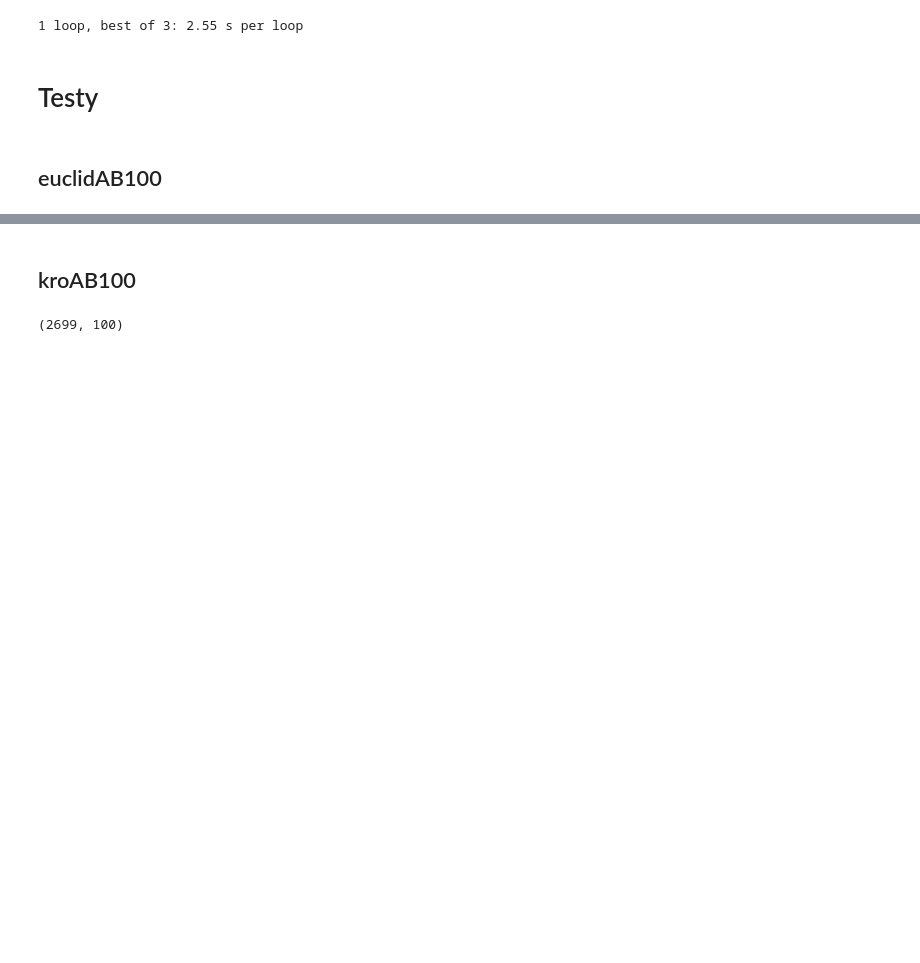
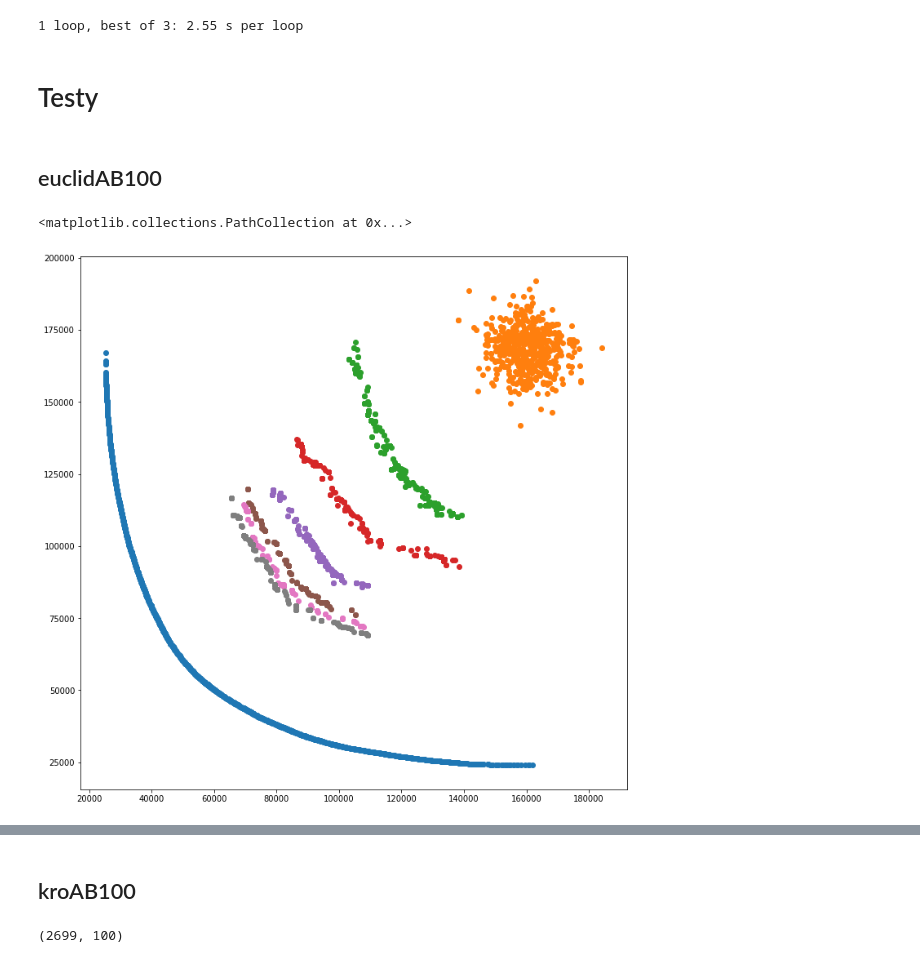
Before and after one commit to AdrianUrbanski/MOTSP, a Jupyter notebook: MOTSP.ipynb, the cells around one changed output, grey strips where cells are left out. Saved outputs shown, nothing was run; the diff lists cells and outputs as text; code cells hidden in the pictures; blank space fills up the shorter version.

```diff
--- a/MOTSP.ipynb
+++ b/MOTSP.ipynb
@@ -965,2 +1023,16 @@ solutionsAB = np.loadtxt('best.euclidAB100.tsp', dtype=int)
+# %%
+nsga_ii, vals_log = run_nsga_ii(100, 512, 2, 300, d_distance)
+
+plt.figure(figsize=(12, 12))
+plt.scatter(opt_vals[:, 0], opt_vals[:, 1])
+
+for vals in vals_log:
+    plt.scatter(vals[:, 0], vals[:, 1])
+
+current_vals = nsga_ii.get_values()
+plt.scatter(current_vals[:, 0], current_vals[:, 1])
+# %% [output]
+<matplotlib.collections.PathCollection at 0x...>
+[figure, added]
 # %%
 chrom_len = 100
```
Also changed, not shown: parts of 8 cells of this notebook.
